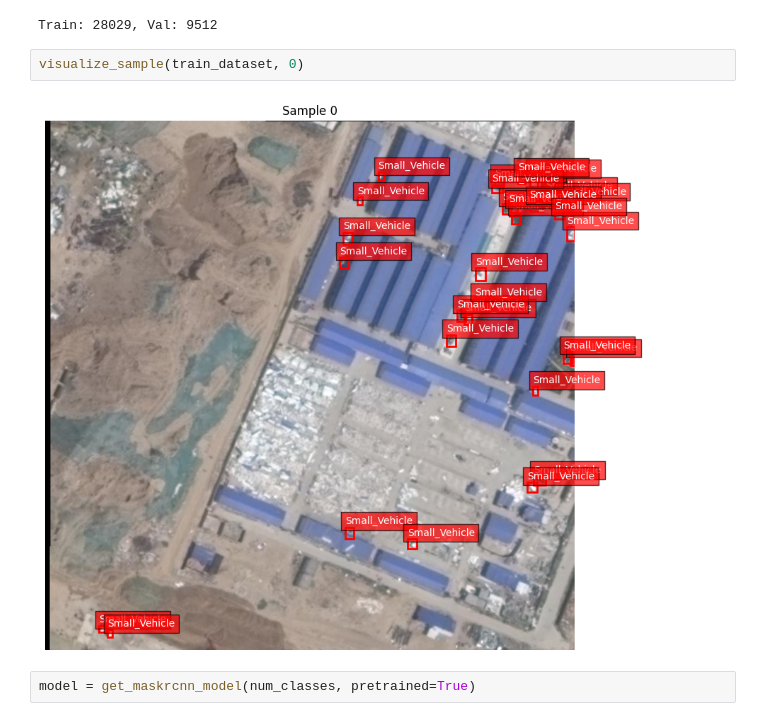
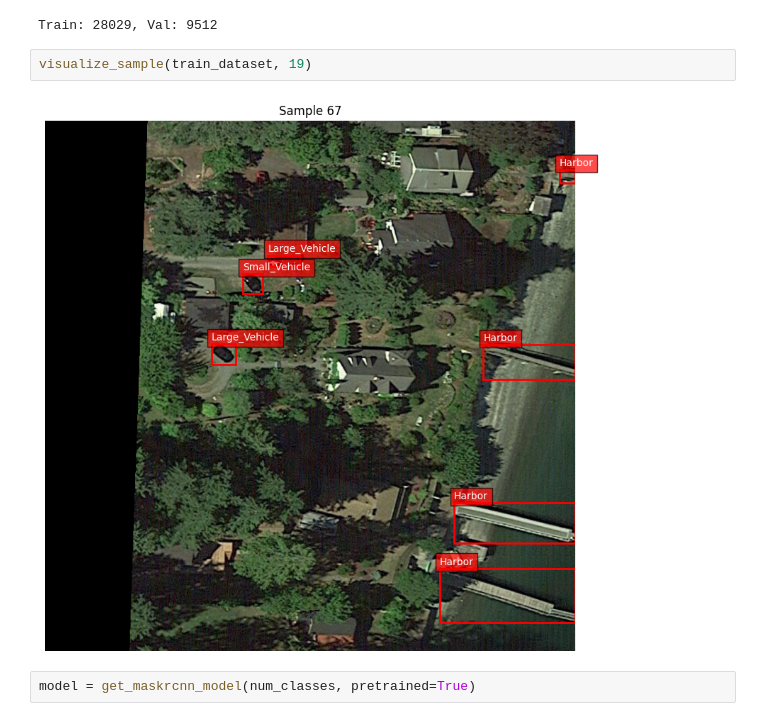
Before and after one commit to michaelo-ponteski/isaid-instance-segmentation, a Jupyter notebook: notebooks/00_setup.ipynb, the cells around one changed output. Cells and saved outputs as stored; diff of their text form.

```diff
--- a/notebooks/00_setup.ipynb
+++ b/notebooks/00_setup.ipynb
@@ -50,9 +59,9 @@ print(f"Train: {len(train_dataset)}, Val: {len(val_dataset)}")
 # %% [output]
 Train: 28029, Val: 9512
 # %%
-visualize_sample(train_dataset, 0)
+visualize_sample(train_dataset, 19)
 # %% [output]
-[figure, old version]
+[figure, new version]
 # %%
 model = get_maskrcnn_model(num_classes, pretrained=True)
 # %%
```
Also changed, not shown: parts of 5 cells of this notebook.
